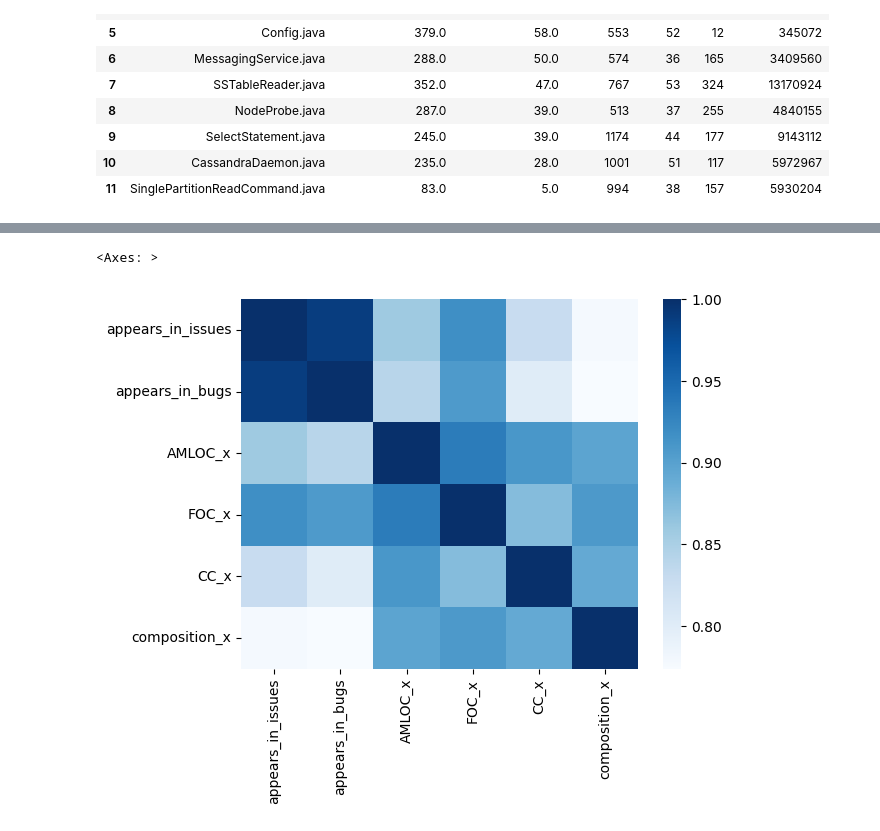
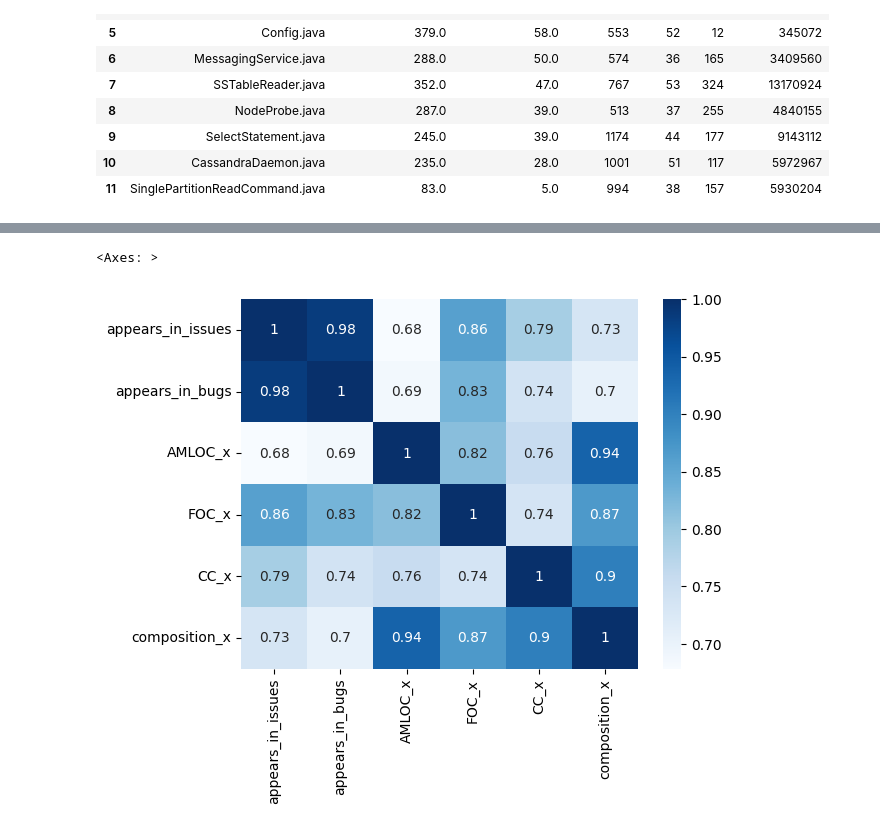
Before and after one commit to armandossrecife/piloto, a Jupyter notebook: classes_criticas_cassandra_issues_bugs.ipynb, the cells around one changed output, grey strips where cells are left out. Drawn from its saved outputs; the diff is of its cells as text; code cells hidden in the pictures.

```diff
--- a/classes_criticas_cassandra_issues_bugs.ipynb
+++ b/classes_criticas_cassandra_issues_bugs.ipynb
@@ -144,8 +174,7 @@ df_merge
 # %%
 # calculate the correlation matrix on the numeric columns
-corr = df_merge.select_dtypes('number').corr()
-
-sns.heatmap(corr, cmap='Blues')
+corr = df_merge.select_dtypes('number').corr(method = 'spearman')
+sns.heatmap(corr, cmap='Blues', annot = True)
 # %% [output]
 <Axes: >
-[figure, old version]
+[figure, new version]
```
Also changed, not shown: parts of 10 cells of this notebook.
